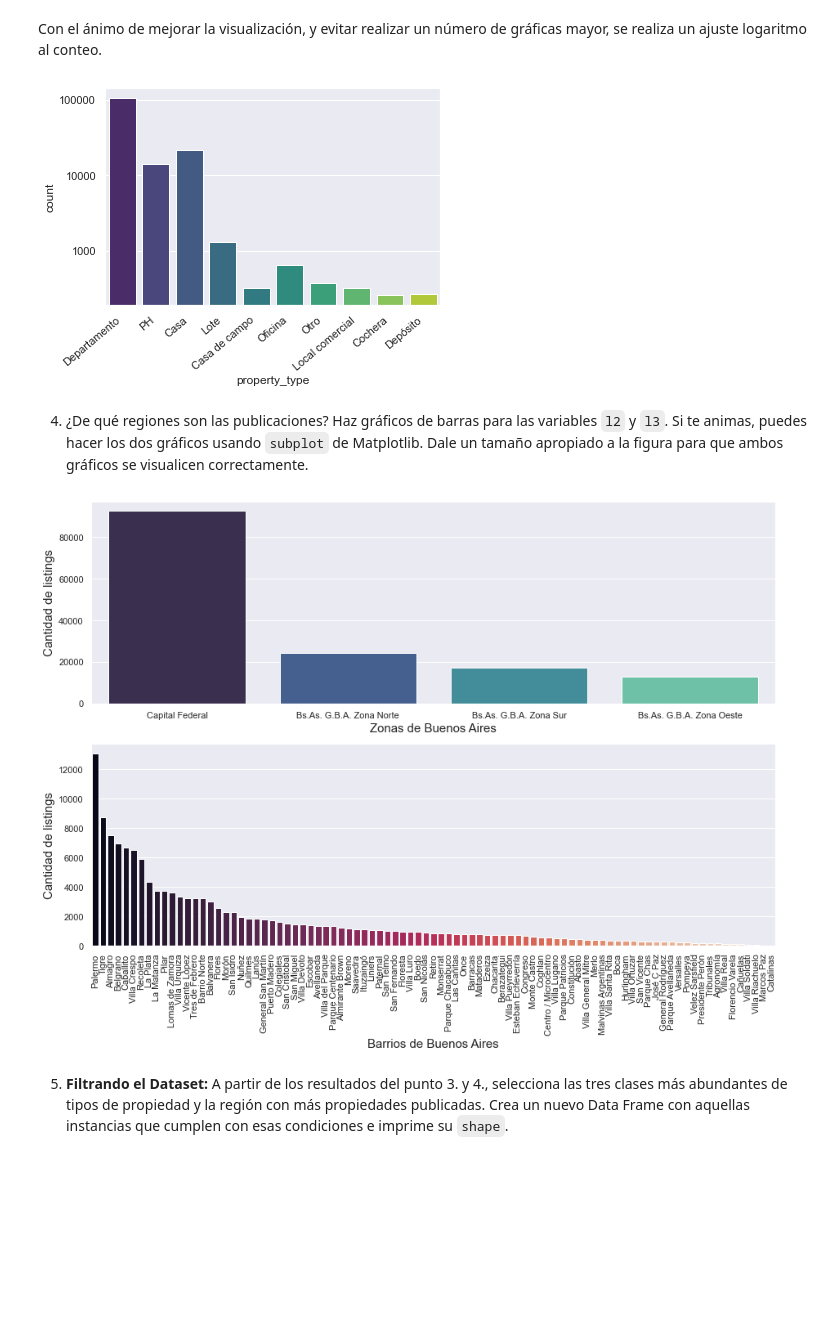
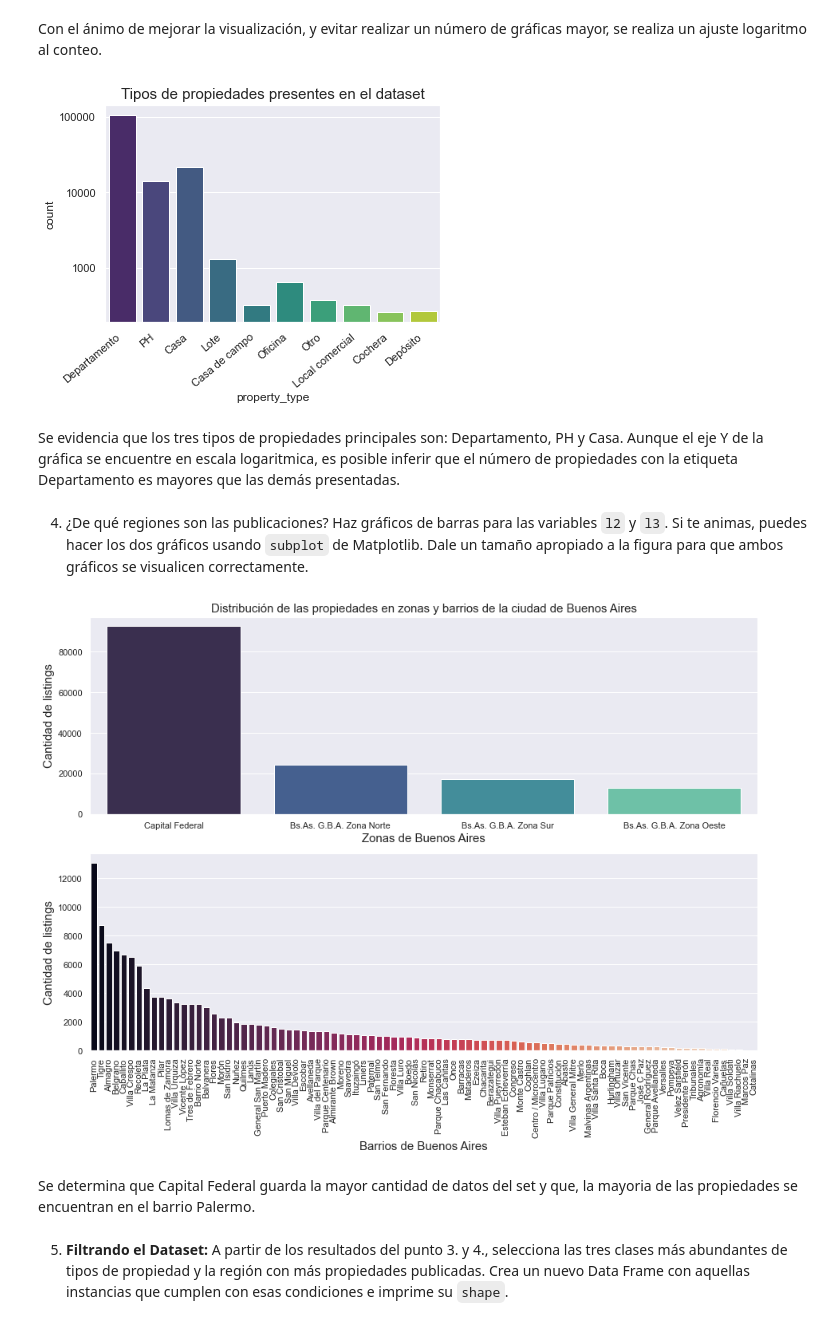
Before and after one commit to jeanpierec/ljpiere_projects, a Jupyter notebook: Proyecto1_Properati/DS_Proyecto_01.ipynb, the cells around one changed output. Cells and saved outputs as stored; diff of their text form; code cells hidden in the pictures; blank space fills up the shorter version.

Commit message:
Coomt_6
Actualización de visualizaciones.

```diff
--- a/Proyecto1_Properati/DS_Proyecto_01.ipynb
+++ b/Proyecto1_Properati/DS_Proyecto_01.ipynb
@@ -231,13 +234,15 @@ Con el ánimo de mejorar la visualización, y evitar realizar un número de grá
 # %%
 plt.yscale('log')
 plt.gca().yaxis.set_major_formatter(ScalarFormatter())
 ax = sns.countplot(data = properati_df, x = "property_type",palette='viridis')
 ax.set_xticklabels(ax.get_xticklabels(),rotation=40,ha="right")
-
+plt.title('Tipos de propiedades presentes en el dataset', size = 15)
 
 plt.show()
 # %% [output]
-[figure, old version]
+[figure, new version]
+# %% [markdown]
+Se evidencia que los tres tipos de propiedades principales son: Departamento, PH y Casa. Aunque el eje Y de la gráfica se encuentre en escala logaritmica, es posible inferir que el número de propiedades con la etiqueta Departamento es mayores que las demás presentadas.
 # %% [markdown]
 4. ¿De qué regiones son las publicaciones? Haz gráficos de barras para las variables `l2` y `l3`. Si te animas, puedes hacer los dos gráficos usando `subplot` de Matplotlib. Dale un tamaño apropiado a la figura para que ambos gráficos se visualicen correctamente.
 # %%
@@ -247,7 +252,7 @@ plt.subplot(2,1,1)
 sns.countplot(data=properati_df, x = 'l2', order = properati_df.l2.value_counts().index,palette='mako')
 plt.xlabel('Zonas de Buenos Aires', size = 15)
 plt.ylabel('Cantidad de listings', size = 15)
-
+plt.title('Distribución de las propiedades en zonas y barrios de la ciudad de Buenos Aires', size = 15)
 
 plt.subplot(2,1,2)
 sns.countplot(data=properati_df, x = 'l3',order = properati_df.l3.value_counts().index,palette='rocket')
@@ -255,11 +260,13 @@ plt.xticks(rotation= 90)
 plt.xlabel('Barrios de Buenos Aires', size = 15)
 plt.ylabel('Cantidad de listings', size = 15)
 
-plt.savefig('uno.png')
+#plt.savefig('uno.png')
 
 plt.show()
 # %% [output]
-[figure, old version]
+[figure, new version]
+# %% [markdown]
+Se determina que Capital Federal guarda la mayor cantidad de datos del set y que, la mayoria de las propiedades se encuentran en el barrio Palermo.
 # %% [markdown]
 5. **Filtrando el Dataset:** A partir de los resultados del punto 3. y 4., selecciona las tres clases más abundantes de tipos de propiedad y la región con más propiedades publicadas. Crea un nuevo Data Frame con aquellas instancias que cumplen con esas condiciones e imprime su `shape`.
 # %% [markdown]
```
Also changed, not shown: parts of 190 cells of this notebook.
